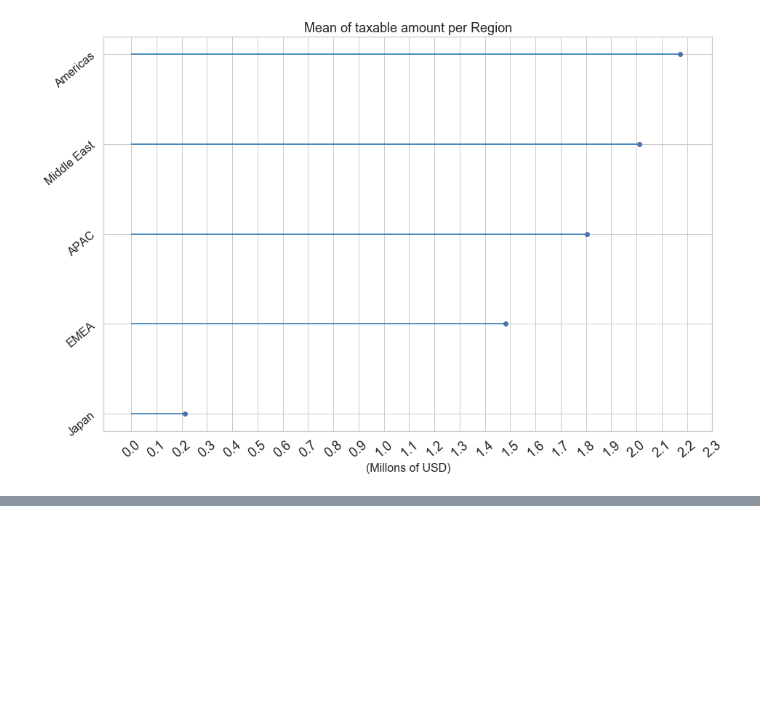
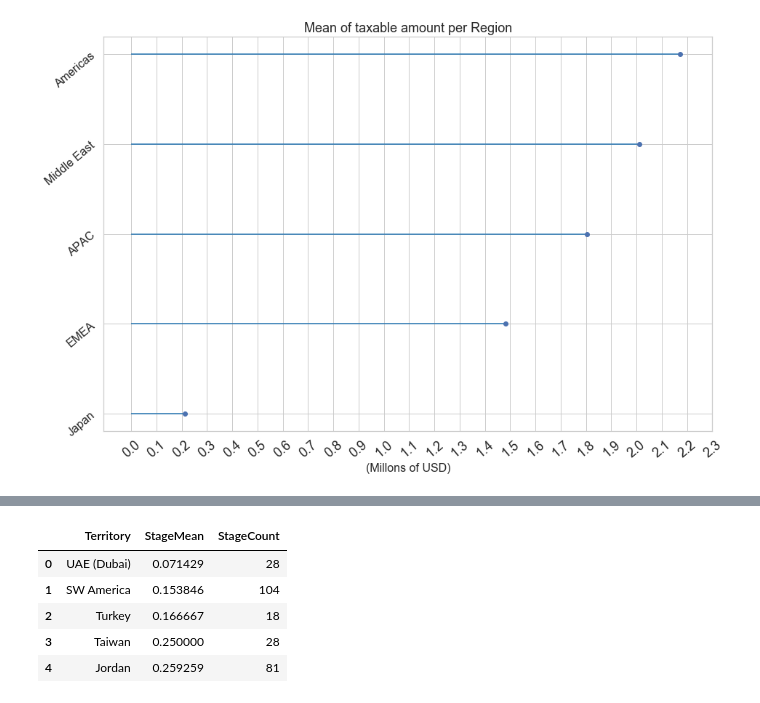
Before and after one commit to RiedelNicolas/75.06-2C2020-TP1, a Jupyter notebook: AnalisisGeografico.ipynb, the cells around one changed output, grey strips where cells are left out. Cells and saved outputs as stored; diff of their text form; code cells hidden in the pictures; blank space fills up the shorter version.

```diff
--- a/AnalisisGeografico.ipynb
+++ b/AnalisisGeografico.ipynb
@@ -527,0 +552,18 @@ Text(0.5, 0, '(Millons of USD)')
+# %%
+grouped = territorios.groupby('Territory').agg(["mean", "count"])
+# %%
+grouped.columns = ['StageMean', 'StageCount']
+# %%
+grouped = grouped [ grouped['StageCount'] >= 10 ]
+# %%
+tail = grouped.sort_values('StageMean', ascending=True).head(5).reset_index()[]
+top = grouped.sort_values('StageMean', ascending=True).head(5).reset_index()['Territory']
+# %%
+tail
+# %% [output]
+|  | Territory | StageMean | StageCount |
+| 0 | UAE (Dubai) | 0.071429 | 28 |
+| 1 | SW America | 0.153846 | 104 |
+| 2 | Turkey | 0.166667 | 18 |
+| 3 | Taiwan | 0.250000 | 28 |
+| 4 | Jordan | 0.259259 | 81 |
```
Also changed, not shown: parts of 5 cells of this notebook.
